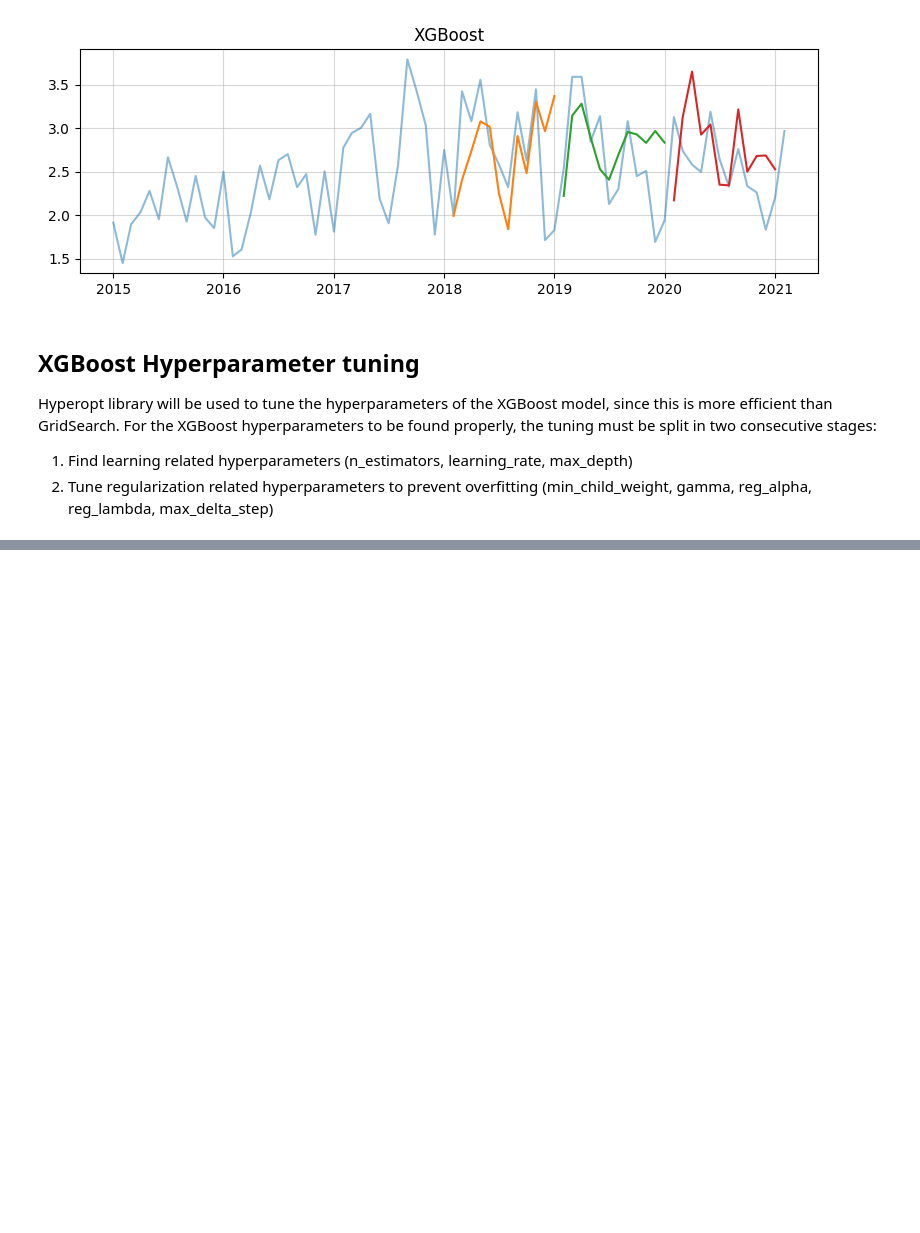
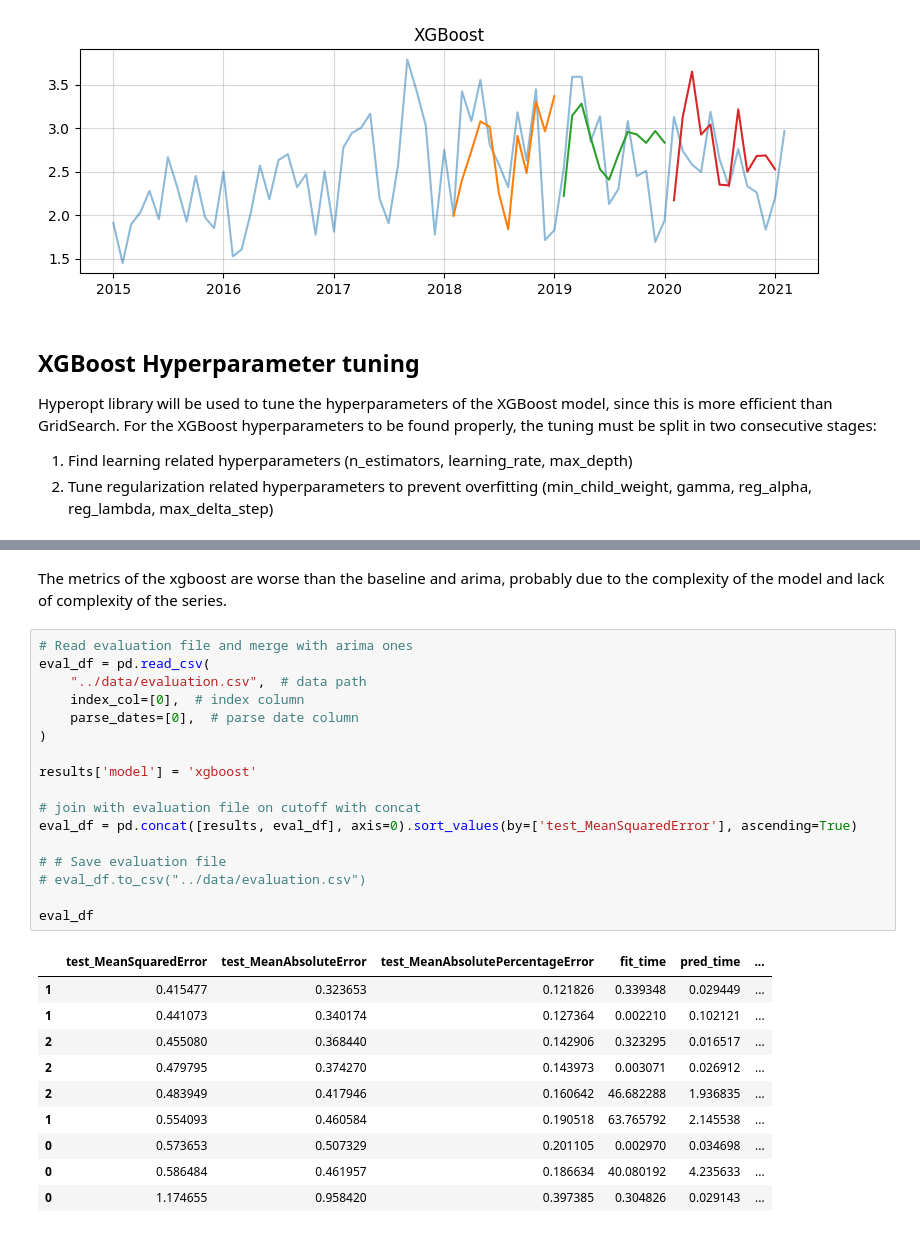
Before and after one commit to marialonsogar/TestCase, a Jupyter notebook: notebooks/3_tree_based_models.ipynb, the cells around one changed output, grey strips where cells are left out. Saved outputs shown, nothing was run; the diff lists cells and outputs as text; blank space fills up the shorter version.

Commit message:
Update xgboost notebook

```diff
--- a/notebooks/3_tree_based_models.ipynb
+++ b/notebooks/3_tree_based_models.ipynb
@@ -290,0 +294,30 @@ KeyboardInterrupt:
+# %% [markdown]
+The metrics of the xgboost are worse than the baseline and arima, probably due to the complexity of the model and lack of complexity of the series.
+# %%
+# Read evaluation file and merge with arima ones
+eval_df = pd.read_csv(
+    "../data/evaluation.csv",  # data path
+    index_col=[0],  # index column
+    parse_dates=[0],  # parse date column
+)
+
+results['model'] = 'xgboost'
+
+# join with evaluation file on cutoff with concat
+eval_df = pd.concat([results, eval_df], axis=0).sort_values(by=['test_MeanSquaredError'], ascending=True)
+
+# # Save evaluation file
+# eval_df.to_csv("../data/evaluation.csv")
+
+eval_df
+# %% [output]
+|  | test_MeanSquaredError | test_MeanAbsoluteError | test_MeanAbsolutePercentageError | fit_time | pred_time | ... |
+| 1 | 0.415477 | 0.323653 | 0.121826 | 0.339348 | 0.029449 | ... |
+| 1 | 0.441073 | 0.340174 | 0.127364 | 0.002210 | 0.102121 | ... |
+| 2 | 0.455080 | 0.368440 | 0.142906 | 0.323295 | 0.016517 | ... |
+| 2 | 0.479795 | 0.374270 | 0.143973 | 0.003071 | 0.026912 | ... |
+| 2 | 0.483949 | 0.417946 | 0.160642 | 46.682288 | 1.936835 | ... |
+| 1 | 0.554093 | 0.460584 | 0.190518 | 63.765792 | 2.145538 | ... |
+| 0 | 0.573653 | 0.507329 | 0.201105 | 0.002970 | 0.034698 | ... |
+| 0 | 0.586484 | 0.461957 | 0.186634 | 40.080192 | 4.235633 | ... |
+| 0 | 1.174655 | 0.958420 | 0.397385 | 0.304826 | 0.029143 | ... |
```
Also changed, not shown: parts of 2 cells of this notebook.
